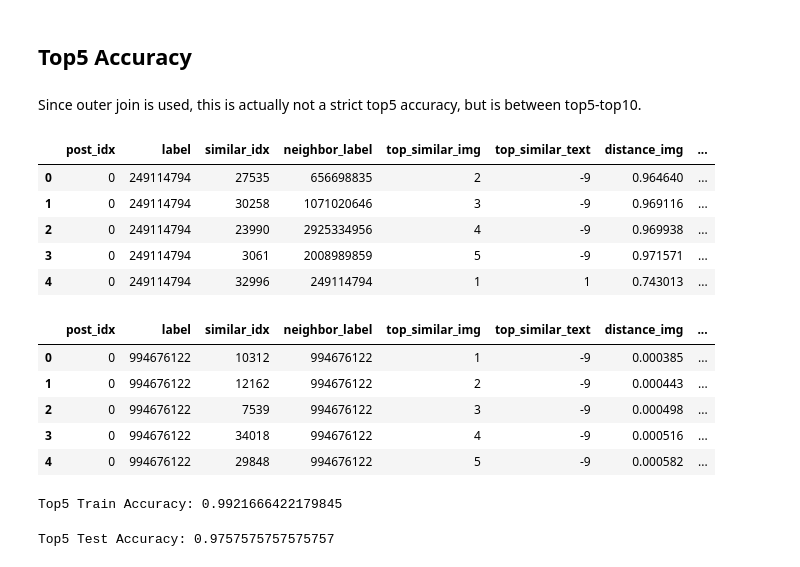
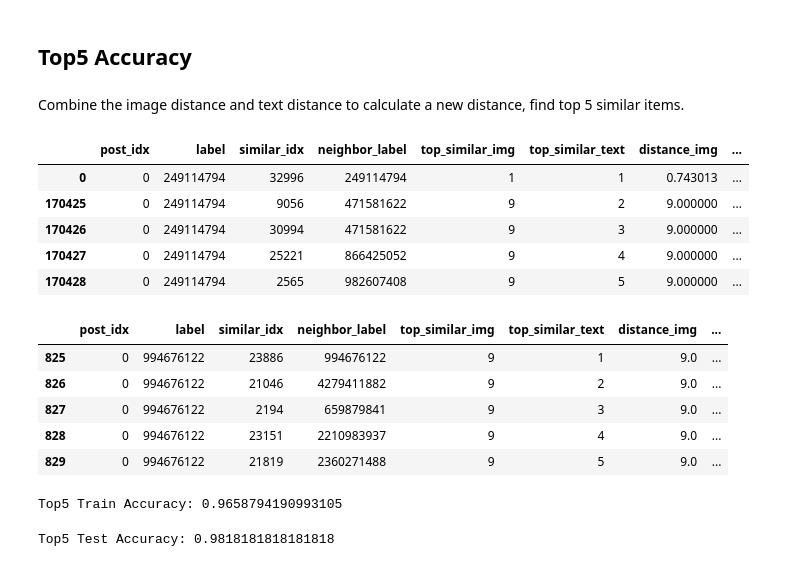
Before and after one commit to ZhaoyuanQiu/ANLY590, a Jupyter notebook: Codes/5.Logistic Regression.ipynb, the cells around one changed output. Saved outputs shown, nothing was run; the diff lists cells and outputs as text; code cells hidden in the pictures.

```diff
--- a/Codes/5.Logistic Regression.ipynb
+++ b/Codes/5.Logistic Regression.ipynb
@@ -188,38 +188,37 @@ plt.show()
 # %% [markdown]
 ## Top5 Accuracy
-# %% [markdown]
-Since outer join is used, this is actually not a strict top5 accuracy, but is between top5-top10.
-# %%
-train_eval=pd.read_csv('KNN/knn_train.csv')
-train_eval['pred']=model.predict(knn_train.loc[:,['distance_img','distance_text']])
-train_eval['correct']=(train_eval['pred']==train_eval['match']).astype(int)
-train_eval.head()
-# %% [output]
-|  | post_idx | label | similar_idx | neighbor_label | top_similar_img | top_similar_text | distance_img | ... |
-| 0 | 0 | 249114794 | 27535 | 656698835 | 2 | -9 | 0.964640 | ... |
-| 1 | 0 | 249114794 | 30258 | 1071020646 | 3 | -9 | 0.969116 | ... |
-| 2 | 0 | 249114794 | 23990 | 2925334956 | 4 | -9 | 0.969938 | ... |
-| 3 | 0 | 249114794 | 3061 | 2008989859 | 5 | -9 | 0.971571 | ... |
-| 4 | 0 | 249114794 | 32996 | 249114794 | 1 | 1 | 0.743013 | ... |
-# %%
-test_eval=pd.read_csv('KNN/knn_test.csv')
-test_eval['pred']=model.predict(knn_test.loc[:,['distance_img','distance_text']])
-test_eval['correct']=(test_eval['pred']==test_eval['match']).astype(int)
-test_eval.head()
-# %% [output]
-|  | post_idx | label | similar_idx | neighbor_label | top_similar_img | top_similar_text | distance_img | ... |
-| 0 | 0 | 994676122 | 10312 | 994676122 | 1 | -9 | 0.000385 | ... |
-| 1 | 0 | 994676122 | 12162 | 994676122 | 2 | -9 | 0.000443 | ... |
-| 2 | 0 | 994676122 | 7539 | 994676122 | 3 | -9 | 0.000498 | ... |
-| 3 | 0 | 994676122 | 34018 | 994676122 | 4 | -9 | 0.000516 | ... |
-| 4 | 0 | 994676122 | 29848 | 994676122 | 5 | -9 | 0.000582 | ... |
+# %% [markdown]
+Combine the image distance and text distance to calculate a new distance, find top 5 similar items.
+# %%
+knn_train['distance_combine'] = contributions[0]*knn_train['distance_img']+contributions[1]*knn_train['distance_text']
+knn_test['distance_combine'] = contributions[0]*knn_test['distance_img']+contributions[1]*knn_test['distance_text']
+# %%
+knn_train = knn_train.sort_values('post_idx',ascending = True).groupby('distance_combine').head(5)
+knn_train.head()
+# %% [output]
+|  | post_idx | label | similar_idx | neighbor_label | top_similar_img | top_similar_text | distance_img | ... |
+| 0 | 0 | 249114794 | 32996 | 249114794 | 1 | 1 | 0.743013 | ... |
+| 170425 | 0 | 249114794 | 9056 | 471581622 | 9 | 2 | 9.000000 | ... |
+| 170426 | 0 | 249114794 | 30994 | 471581622 | 9 | 3 | 9.000000 | ... |
+| 170427 | 0 | 249114794 | 25221 | 866425052 | 9 | 4 | 9.000000 | ... |
+| 170428 | 0 | 249114794 | 2565 | 982607408 | 9 | 5 | 9.000000 | ... |
+# %%
+knn_test = knn_test.sort_values('post_idx',ascending = True).groupby('distance_combine').head(5)
+knn_test.head()
+# %% [output]
+|  | post_idx | label | similar_idx | neighbor_label | top_similar_img | top_similar_text | distance_img | ... |
+| 825 | 0 | 994676122 | 23886 | 994676122 | 9 | 1 | 9.0 | ... |
+| 826 | 0 | 994676122 | 21046 | 4279411882 | 9 | 2 | 9.0 | ... |
+| 827 | 0 | 994676122 | 2194 | 659879841 | 9 | 3 | 9.0 | ... |
+| 828 | 0 | 994676122 | 23151 | 2210983937 | 9 | 4 | 9.0 | ... |
+| 829 | 0 | 994676122 | 21819 | 2360271488 | 9 | 5 | 9.0 | ... |
 # %%
-tmp=train_eval.groupby('post_idx').correct.sum().reset_index()
-print('Top5 Train Accuracy:',tmp.query('correct>=1').post_idx.count()/tmp.post_idx.count())
+tmp=knn_train.groupby('post_idx').match.sum().reset_index()
+print('Top5 Train Accuracy:',tmp.query('match>=1').post_idx.count()/tmp.post_idx.count())
 # %% [output]
-Top5 Train Accuracy: 0.9921666422179845
+Top5 Train Accuracy: 0.9658794190993105
 # %%
-tmp=test_eval.groupby('post_idx').correct.sum().reset_index()
-print('Top5 Test Accuracy:',tmp.query('correct>=1').post_idx.count()/tmp.post_idx.count())
+tmp=knn_test.groupby('post_idx').match.sum().reset_index()
+print('Top5 Test Accuracy:',tmp.query('match>=1').post_idx.count()/tmp.post_idx.count())
 # %% [output]
-Top5 Test Accuracy: 0.9757575757575757
+Top5 Test Accuracy: 0.9818181818181818
```
Also changed, not shown: parts of 5 cells of this notebook.
